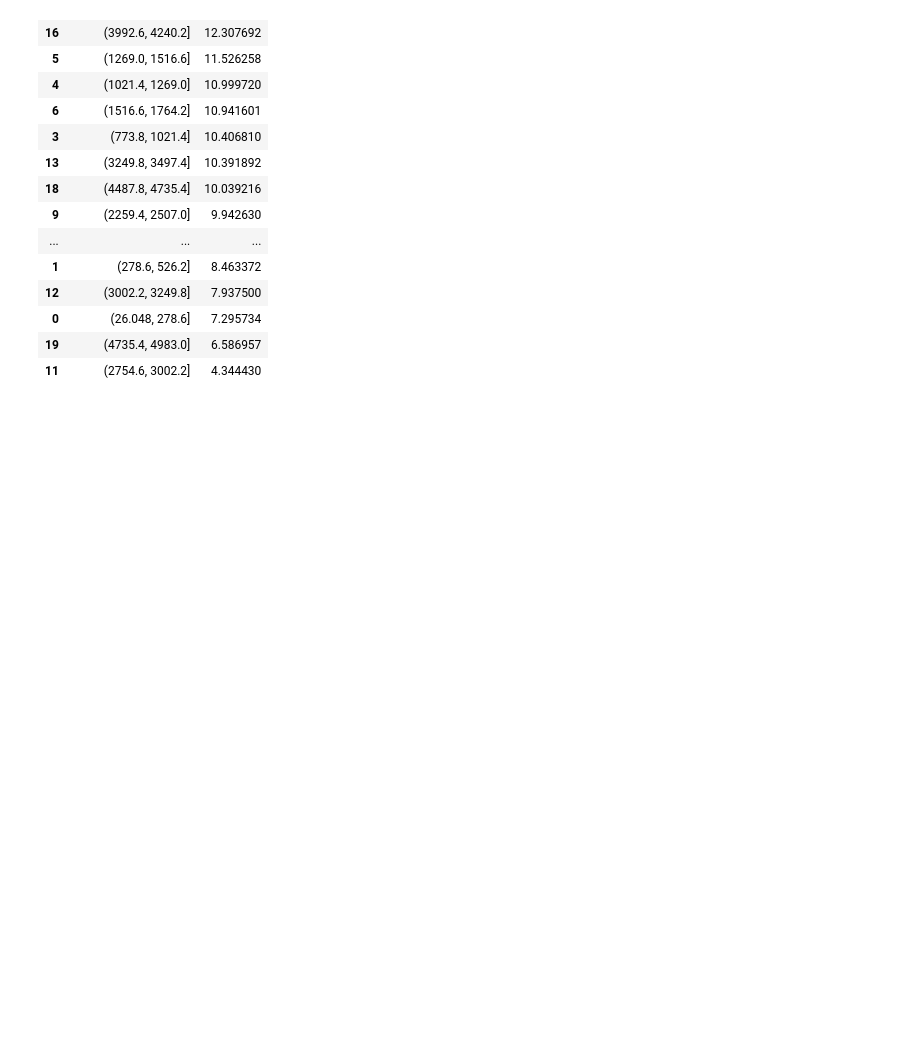
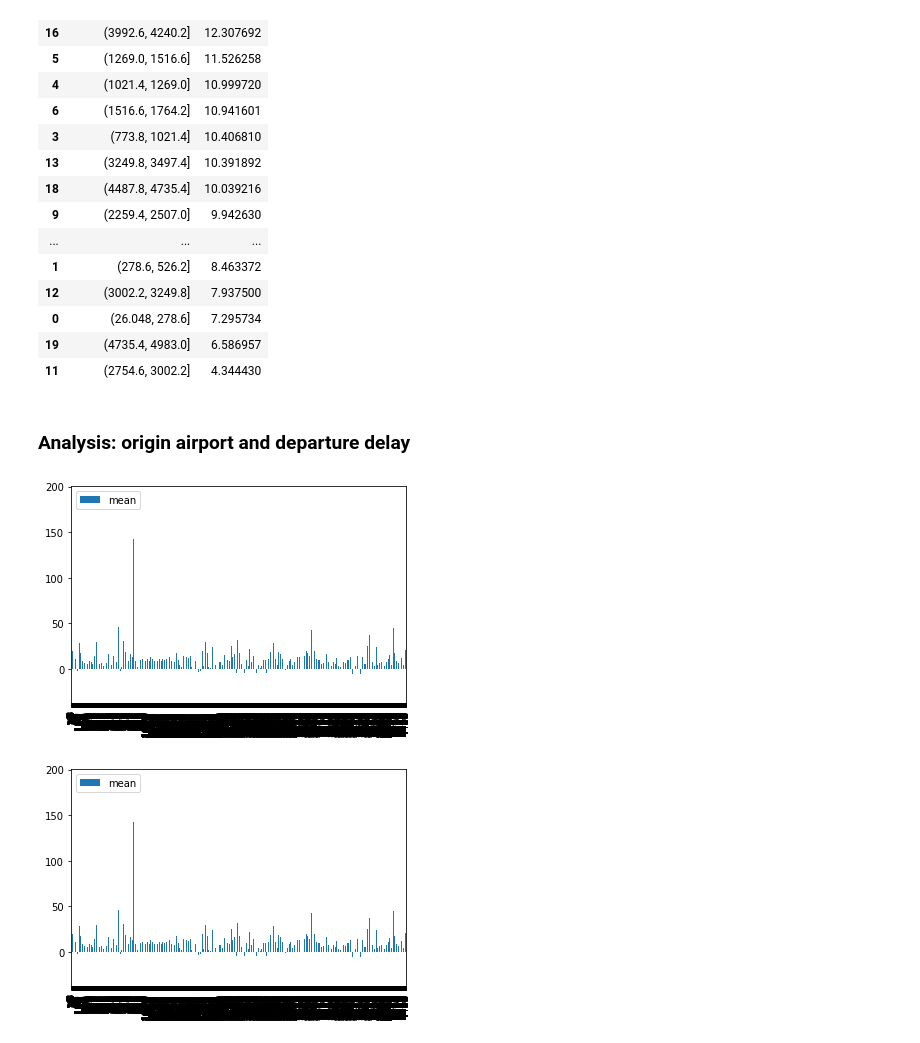
Before and after one commit to peatwan/no_rush, a Jupyter notebook: flight_xd.ipynb, the cells around one changed output. Saved outputs shown, nothing was run; the diff lists cells and outputs as text; code cells hidden in the pictures; blank space fills up the shorter version.

```diff
--- a/flight_xd.ipynb
+++ b/flight_xd.ipynb
@@ -213,3 +285,18 @@ distance_avgDelay.sort_values(by=['mean'],ascending=False).head(20)
 | 0 | (26.048, 278.6] | 7.295734 |
 | 19 | (4735.4, 4983.0] | 6.586957 |
 | 11 | (2754.6, 3002.2] | 4.344430 |
+# %% [markdown]
+### Analysis: origin airport and departure delay
+# %%
+airport_delay=data.select('ORIGIN_AIRPORT','DESTINATION_AIRPORT','DEPARTURE_DELAY')
+airport_delay_sample=airport_delay.sample(False, 0.1,0).toPandas()
+# %%
+airport_avgDelay=airport_delay_sample.groupby(['ORIGIN_AIRPORT','DESTINATION_AIRPORT'])['DEPARTURE_DELAY'].mean().reset_index(name='mean')
+# %%
+airport_avgDelay.plot.bar()
+# plt.savefig('./figures/airport_delay.png',dpi=200)
+plt.show()
+# airport_avgDelay.count()
+# %% [output]
+[figure, added]
+[figure, added]
```
Also changed, not shown: parts of 38 cells of this notebook.
